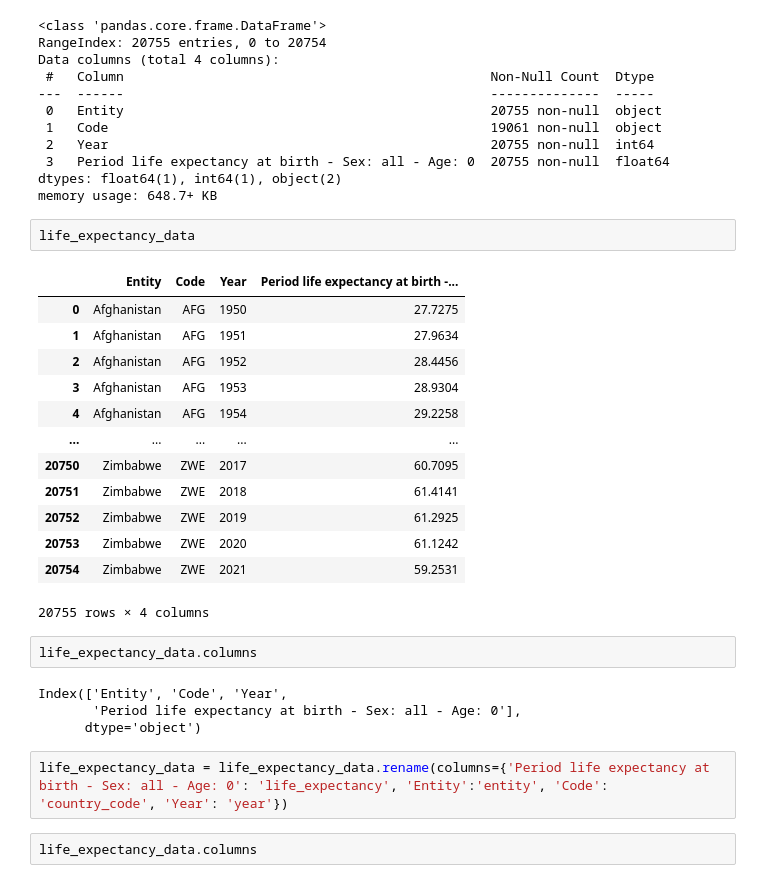
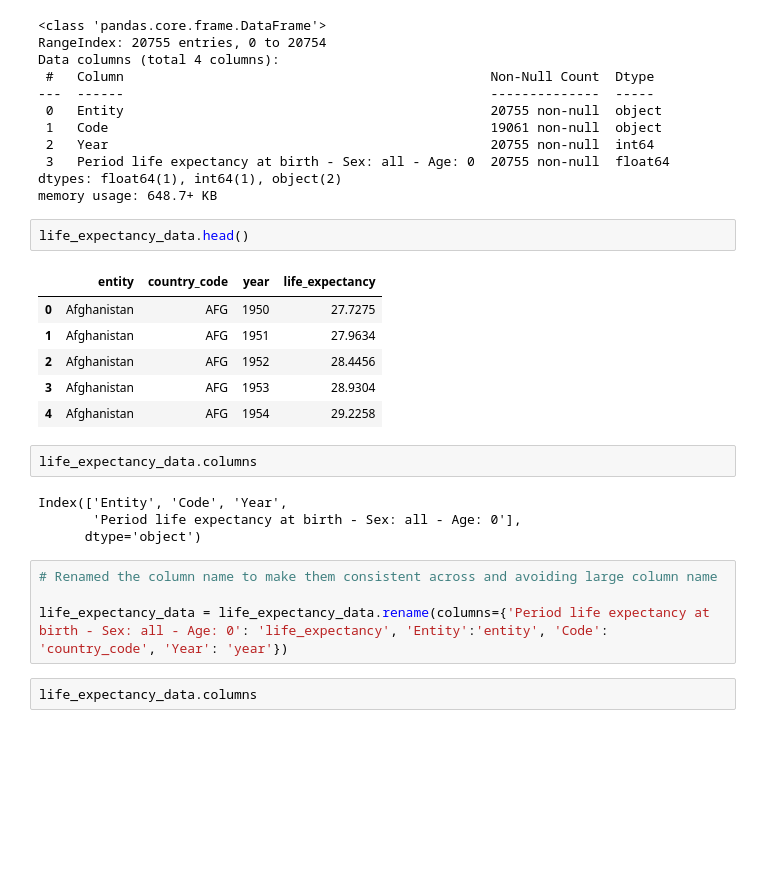
Before and after one commit to iheathers/DataWarehouse, a Jupyter notebook: Project 1/oltp.ipynb, the cells around one changed output. Saved outputs shown, nothing was run; the diff lists cells and outputs as text; blank space fills up the shorter version.

```diff
--- a/Project 1/oltp.ipynb
+++ b/Project 1/oltp.ipynb
@@ -515,21 +501,14 @@ Data columns (total 4 columns):
 dtypes: float64(1), int64(1), object(2)
 memory usage: 648.7+ KB
 # %%
-life_expectancy_data
+life_expectancy_data.head()
 # %% [output]
-|  | Entity | Code | Year | Period life expectancy at birth -... |
+|  | entity | country_code | year | life_expectancy |
 | 0 | Afghanistan | AFG | 1950 | 27.7275 |
 | 1 | Afghanistan | AFG | 1951 | 27.9634 |
 | 2 | Afghanistan | AFG | 1952 | 28.4456 |
 | 3 | Afghanistan | AFG | 1953 | 28.9304 |
 | 4 | Afghanistan | AFG | 1954 | 29.2258 |
-| ... | ... | ... | ... | ... |
-| 20750 | Zimbabwe | ZWE | 2017 | 60.7095 |
-| 20751 | Zimbabwe | ZWE | 2018 | 61.4141 |
-| 20752 | Zimbabwe | ZWE | 2019 | 61.2925 |
-| 20753 | Zimbabwe | ZWE | 2020 | 61.1242 |
-| 20754 | Zimbabwe | ZWE | 2021 | 59.2531 |
-20755 rows × 4 columns
 # %%
 life_expectancy_data.columns
 # %% [output]
@@ -537,6 +516,8 @@ Index(['Entity', 'Code', 'Year',
        'Period life expectancy at birth - Sex: all - Age: 0'],
       dtype='object')
 # %%
+# Renamed the column name to make them consistent across and avoiding large column name
+
 life_expectancy_data = life_expectancy_data.rename(columns={'Period life expectancy at birth - Sex: all - Age: 0': 'life_expectancy', 'Entity':'entity', 'Code': 'country_code', 'Year': 'year'})
 # %%
 life_expectancy_data.columns
```
Also changed, not shown: parts of 47 cells of this notebook, 4 other files.
